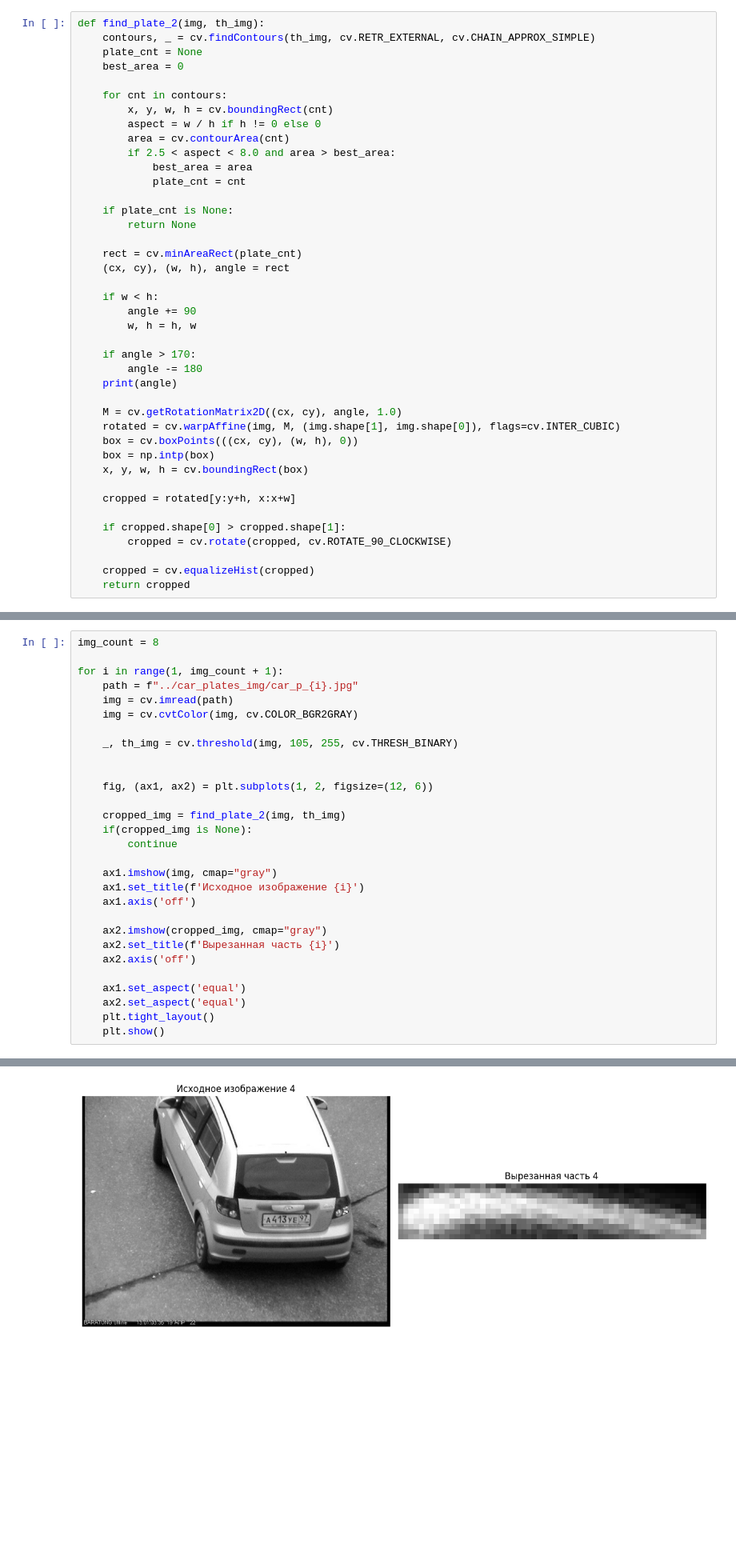
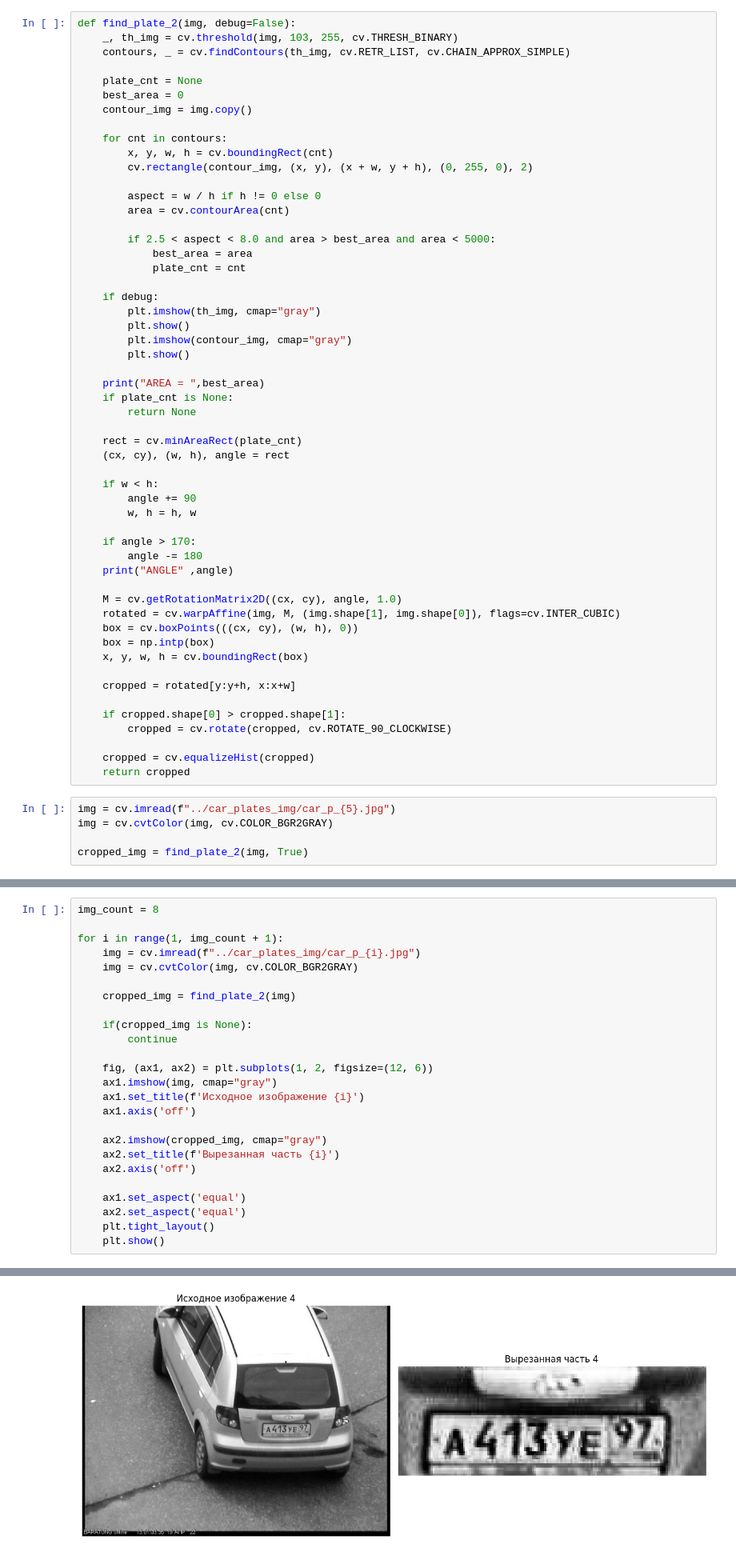
Before and after one commit to AlexanderTereshenkov/computer-vision, a Jupyter notebook: practice/plates.ipynb, the cells around one changed output, grey strips where cells are left out. Shown at 80% size. Saved outputs shown, nothing was run; the diff lists cells and outputs as text; blank space fills up the shorter version.

```diff
--- a/practice/plates.ipynb
+++ b/practice/plates.ipynb
@@ -42,19 +42,32 @@ def find_plate(img, th_img):
     cropped = rotated[y:y+h, x:x+w]
     return cropped
 # %%
-def find_plate_2(img, th_img):
-    contours, _ = cv.findContours(th_img, cv.RETR_EXTERNAL, cv.CHAIN_APPROX_SIMPLE)
+def find_plate_2(img, debug=False):
+    _, th_img = cv.threshold(img, 103, 255, cv.THRESH_BINARY)
+    contours, _ = cv.findContours(th_img, cv.RETR_LIST, cv.CHAIN_APPROX_SIMPLE)
+
     plate_cnt = None
     best_area = 0
+    contour_img = img.copy()
 
     for cnt in contours:
         x, y, w, h = cv.boundingRect(cnt)
+        cv.rectangle(contour_img, (x, y), (x + w, y + h), (0, 255, 0), 2)
+
         aspect = w / h if h != 0 else 0
         area = cv.contourArea(cnt)
-        if 2.5 < aspect < 8.0 and area > best_area:
+
+        if 2.5 < aspect < 8.0 and area > best_area and area < 5000:
             best_area = area
             plate_cnt = cnt
 
+    if debug:
+        plt.imshow(th_img, cmap="gray")
+        plt.show()
+        plt.imshow(contour_img, cmap="gray")
+        plt.show()
+
+    print("AREA = ",best_area)
     if plate_cnt is None:
         return None
 
@@ -67,7 +80,7 @@ def find_plate_2(img, th_img):
 
     if angle > 170:
         angle -= 180
-    print(angle)
+    print("ANGLE" ,angle)
 
     M = cv.getRotationMatrix2D((cx, cy), angle, 1.0)
     rotated = cv.warpAffine(img, M, (img.shape[1], img.shape[0]), flags=cv.INTER_CUBIC)
@@ -82,3 +95,8 @@ def find_plate_2(img, th_img):
 
     cropped = cv.equalizeHist(cropped)
     return cropped
+# %%
+img = cv.imread(f"../car_plates_img/car_p_{5}.jpg")
+img = cv.cvtColor(img, cv.COLOR_BGR2GRAY)
+
+cropped_img = find_plate_2(img, True)
@@ -86,19 +109,15 @@ def find_plate_2(img, th_img):
 img_count = 8
 
 for i in range(1, img_count + 1):
-    path = f"../car_plates_img/car_p_{i}.jpg"
-    img = cv.imread(path)
+    img = cv.imread(f"../car_plates_img/car_p_{i}.jpg")
     img = cv.cvtColor(img, cv.COLOR_BGR2GRAY)
 
-    _, th_img = cv.threshold(img, 105, 255, cv.THRESH_BINARY)
+    cropped_img = find_plate_2(img)
 
-
-    fig, (ax1, ax2) = plt.subplots(1, 2, figsize=(12, 6))
-
-    cropped_img = find_plate_2(img, th_img)
     if(cropped_img is None):
         continue
 
+    fig, (ax1, ax2) = plt.subplots(1, 2, figsize=(12, 6))
     ax1.imshow(img, cmap="gray")
     ax1.set_title(f'Исходное изображение {i}')
     ax1.axis('off')
@@ -122 +145 @@ for i in range(1, img_count + 1):
-[figure, old version]
+[figure, new version]
```
Also changed, not shown: parts of 2 cells of this notebook, 1 other file.
